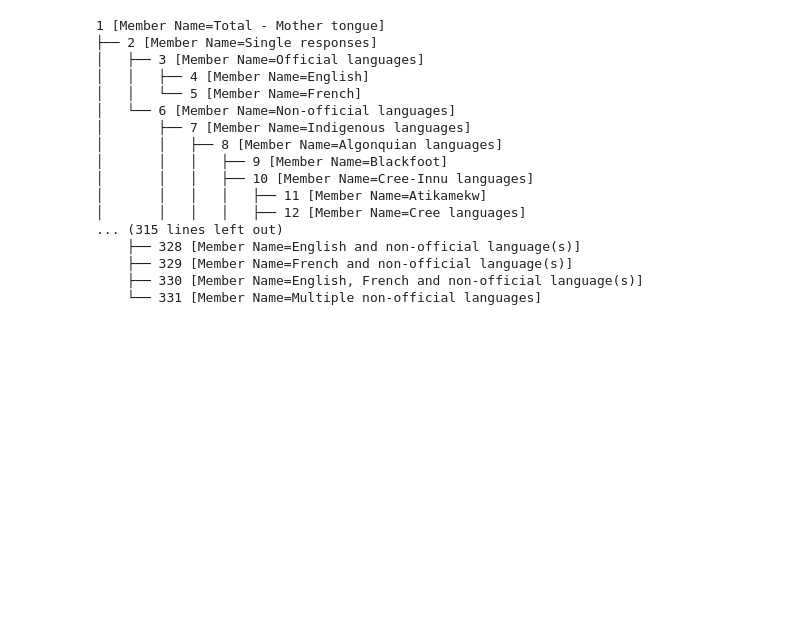
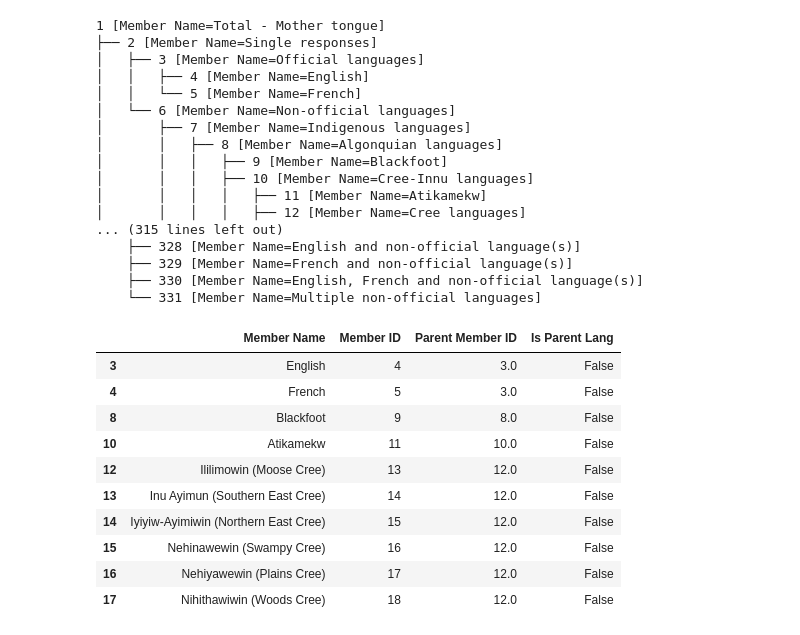
Before and after one commit to GCowderoy/MotherTongues-Canada, a Jupyter notebook: Profiling.ipynb, the cells around one changed output. Cells and saved outputs as stored; diff of their text form; code cells hidden in the pictures; blank space fills up the shorter version.

```diff
--- a/Profiling.ipynb
+++ b/Profiling.ipynb
@@ -188,3 +230,8 @@ motherTongueData = pd.read_csv(motherTonguesMeta_filepath)
 
 motherTongueData.head()
 motherTongueData = motherTongueData[['Member Name','Member ID','Parent Member ID']]
+
+isLanguage = motherTongueData['Member ID'].isin(motherTongueData['Parent Member ID'])
+
+motherTongueData['Is Parent Lang'] = isLanguage
+motherTongueData.tail(8)
@@ -209,3 +266,18 @@ motherTongueTree.show(attr_list = ['Member Name'])
     ├── 329 [Member Name=French and non-official language(s)]
     ├── 330 [Member Name=English, French and non-official language(s)]
     └── 331 [Member Name=Multiple non-official languages]
+# %%
+motherTongueLangs = motherTongueData.loc[(motherTongueData['Is Parent Lang']== False) & (motherTongueData['Parent Member ID'] != 326)]
+motherTongueLangs.head(10)
+# %% [output]
+|  | Member Name | Member ID | Parent Member ID | Is Parent Lang |
+| 3 | English | 4 | 3.0 | False |
+| 4 | French | 5 | 3.0 | False |
+| 8 | Blackfoot | 9 | 8.0 | False |
+| 10 | Atikamekw | 11 | 10.0 | False |
+| 12 | Ililimowin (Moose Cree) | 13 | 12.0 | False |
+| 13 | Inu Ayimun (Southern East Cree) | 14 | 12.0 | False |
+| 14 | Iyiyiw-Ayimiwin (Northern East Cree) | 15 | 12.0 | False |
+| 15 | Nehinawewin (Swampy Cree) | 16 | 12.0 | False |
+| 16 | Nehiyawewin (Plains Cree) | 17 | 12.0 | False |
+| 17 | Nihithawiwin (Woods Cree) | 18 | 12.0 | False |
```
Also changed, not shown: parts of 5 cells of this notebook.
